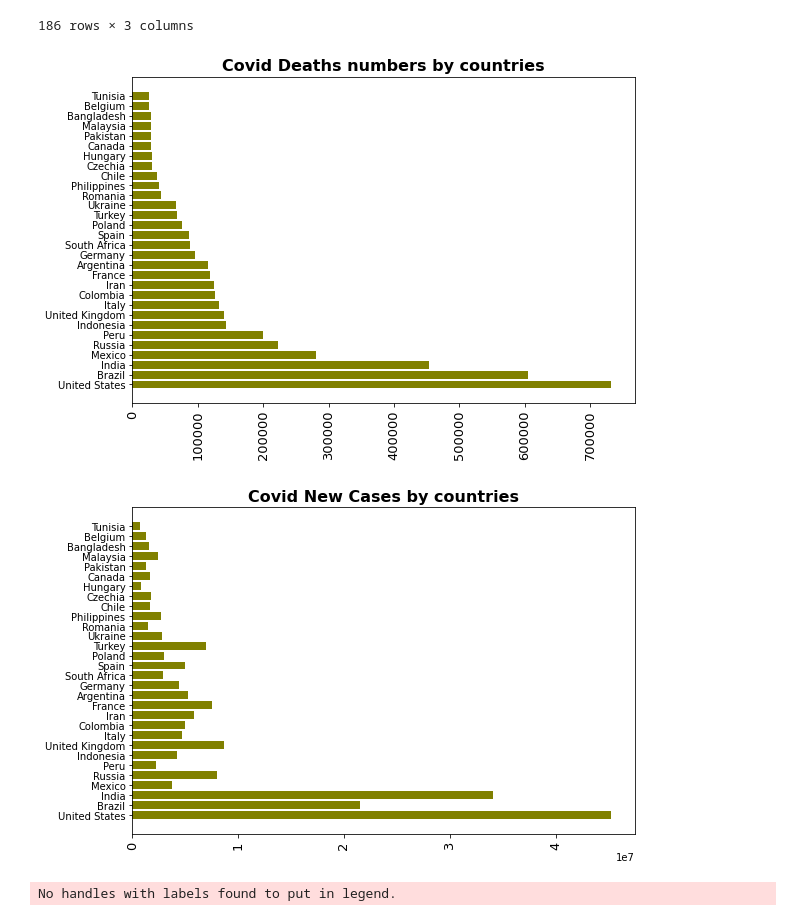
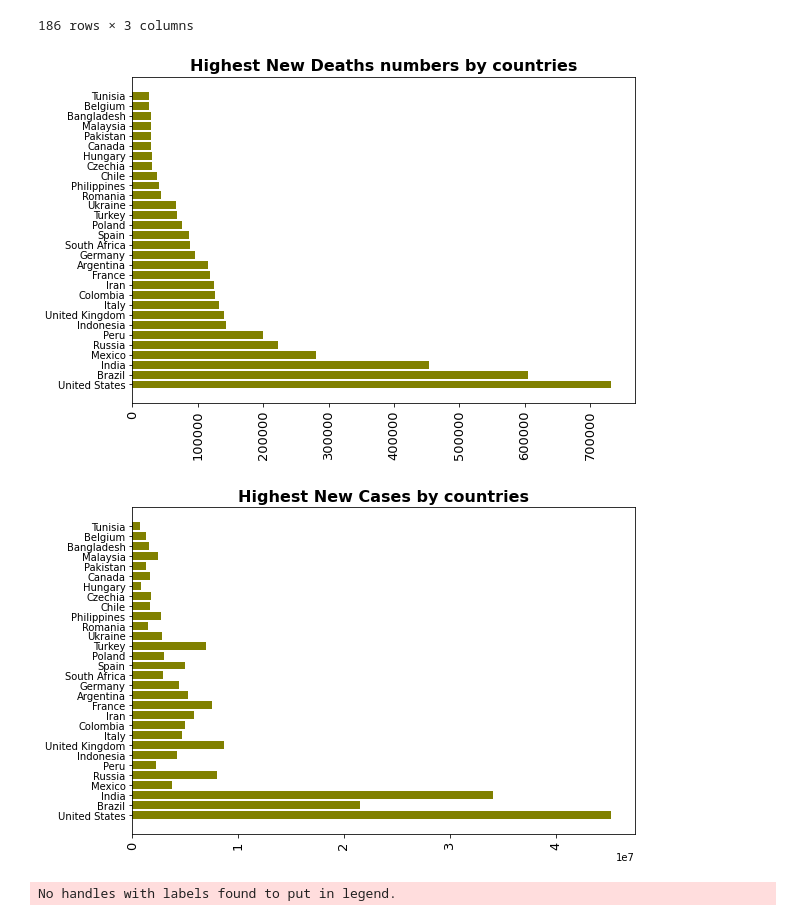
Before and after one commit to Waltontan/Project_Covid, a Jupyter notebook: Q4.ipynb, the cells around one changed output. Saved outputs shown, nothing was run; the diff lists cells and outputs as text; code cells hidden in the pictures.

Commit message:
death_ratio_six

```diff
--- a/Q4.ipynb
+++ b/Q4.ipynb
@@ -54,18 +54,18 @@ death_plot
 # %%
 plt.figure(figsize = (9, 6))
 
 plt.barh(death_plot_30["location"],
         death_plot_30["new_deaths"],
         color = "olive")
 
 plt.xticks(rotation = 90, fontsize =13)
 plt.yticks(fontsize = 10)
 
-plt.title("Covid Deaths numbers by countries", fontsize = 16, fontweight = "bold")
+plt.title("Highest New Deaths numbers by countries", fontsize = 16, fontweight = "bold")
 
 plt.show()
 # %% [output]
-[figure, old version]
+[figure, new version]
 # %%
 plt.figure(figsize = (9, 6))
 
@@ -76,11 +76,11 @@ plt.barh(death_plot_30["location"],
 plt.xticks(rotation = 90, fontsize =13)
 plt.yticks(fontsize = 10)
 
-plt.title("Covid New Cases by countries", fontsize = 16, fontweight = "bold")
+plt.title("Highest New Cases by countries", fontsize = 16, fontweight = "bold")
 
 plt.show()
 # %% [output]
-[figure, old version]
+[figure, new version]
 # %%
 # libraries
 #import matplotlib.pyplot as plt
```
Also changed, not shown: parts of 4 cells of this notebook.
